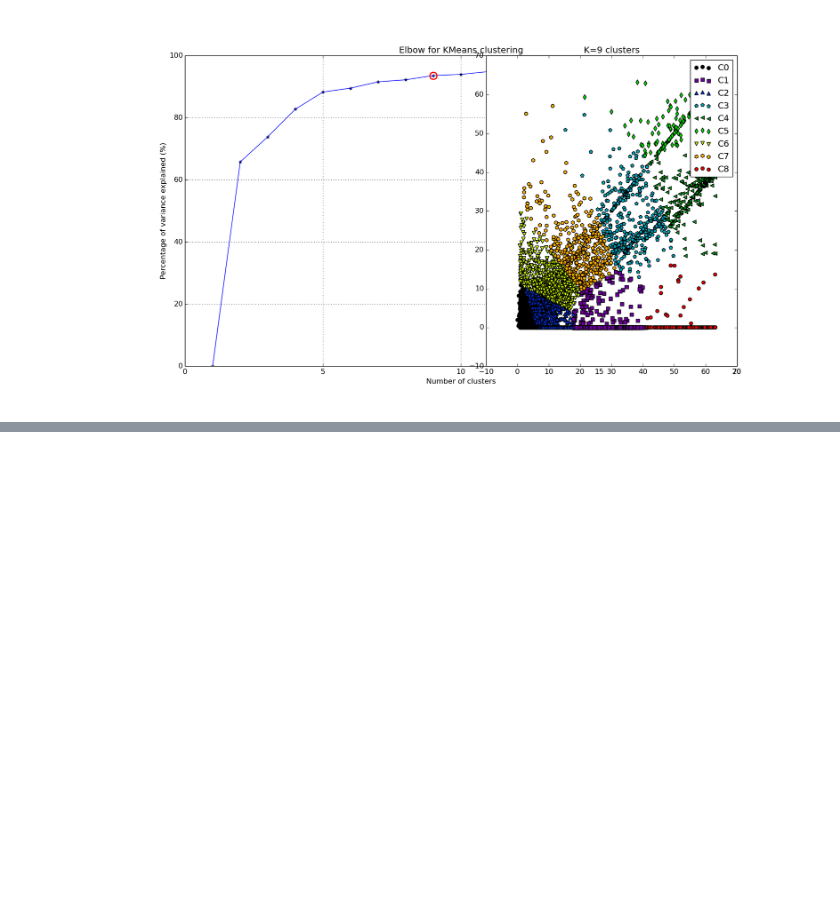
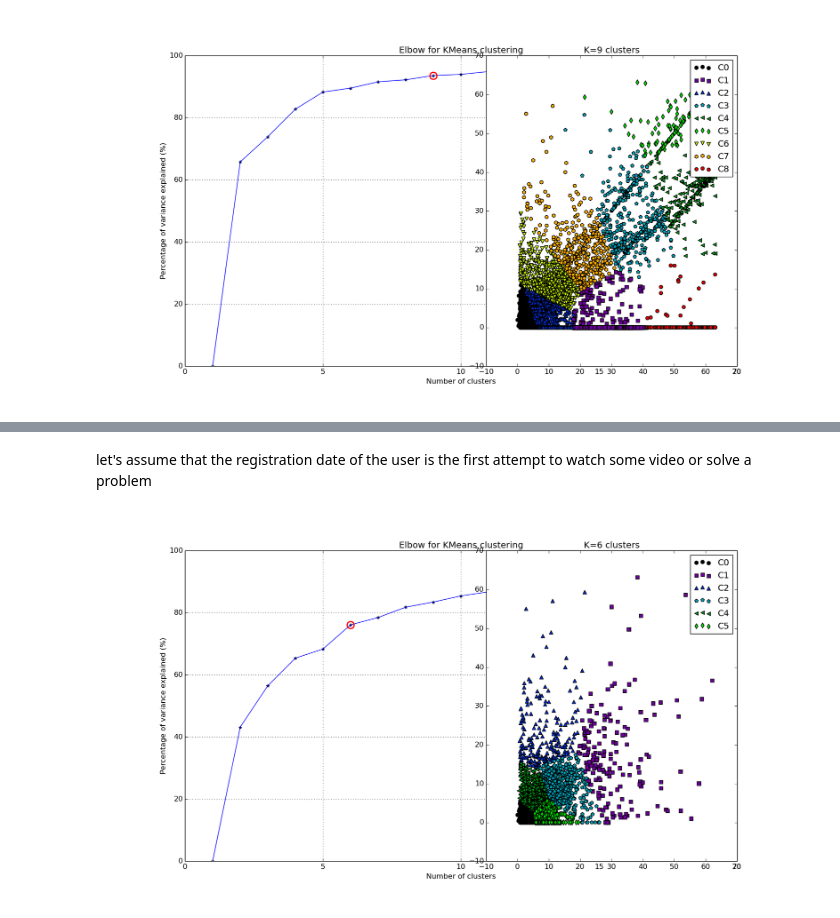
Before and after one commit to brainiacOnly/PrometheusAnalyst, a Jupyter notebook: ClusterHistory.ipynb, the cells around one changed output, grey strips where cells are left out. Cells and saved outputs as stored; diff of their text form; code cells hidden in the pictures; blank space fills up the shorter version.

Commit message:
Cluster history finished

```diff
--- a/Cluster.ipynb
+++ b/ClusterHistory.ipynb
@@ -91,0 +119,2 @@ Image(filename='cluster1.png')
+# %% [markdown]
+let's assume that the registration date of the user is the first attempt to watch some video or solve a problem
@@ -91,0 +175,4 @@ Image(filename='cluster1.png')
+# %%
+Image(filename='cluster2.png')
+# %% [output]
+[figure, added]
```
Also changed, not shown: parts of 11 cells of this notebook.
